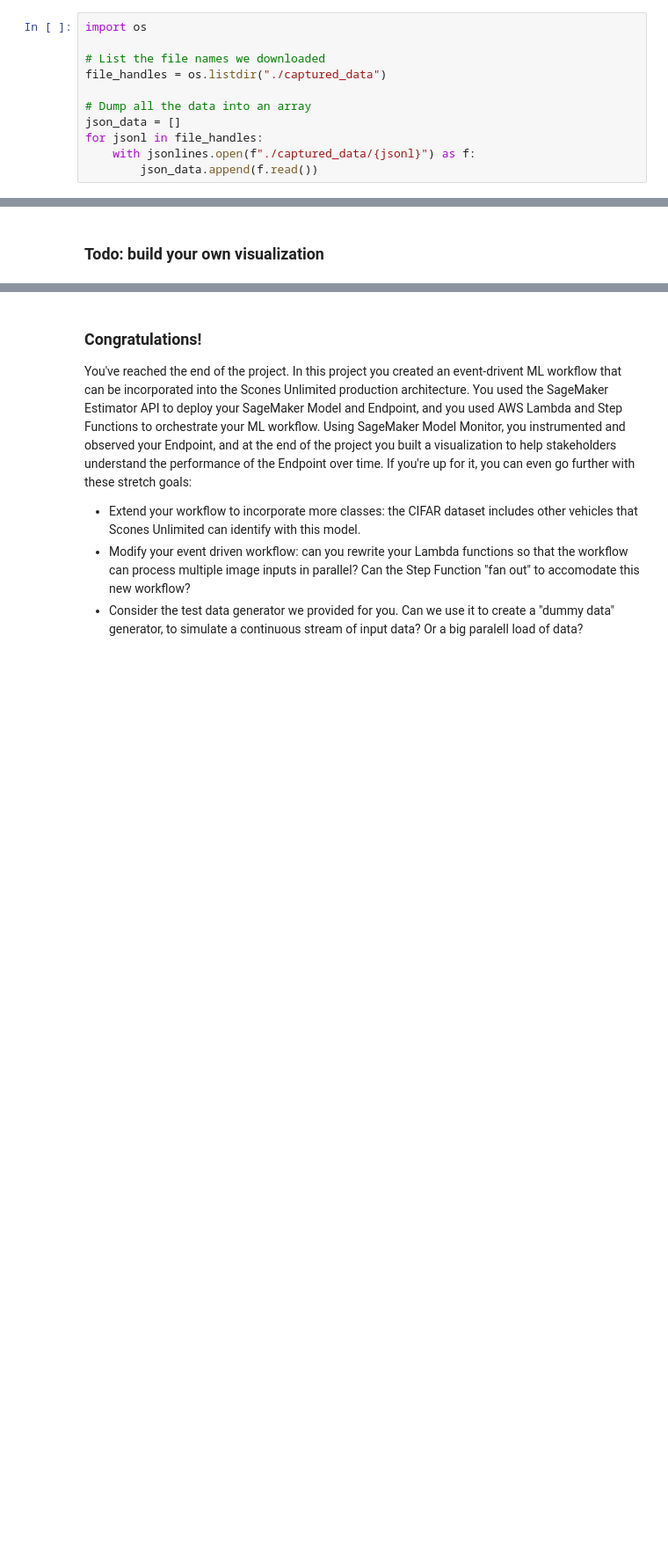
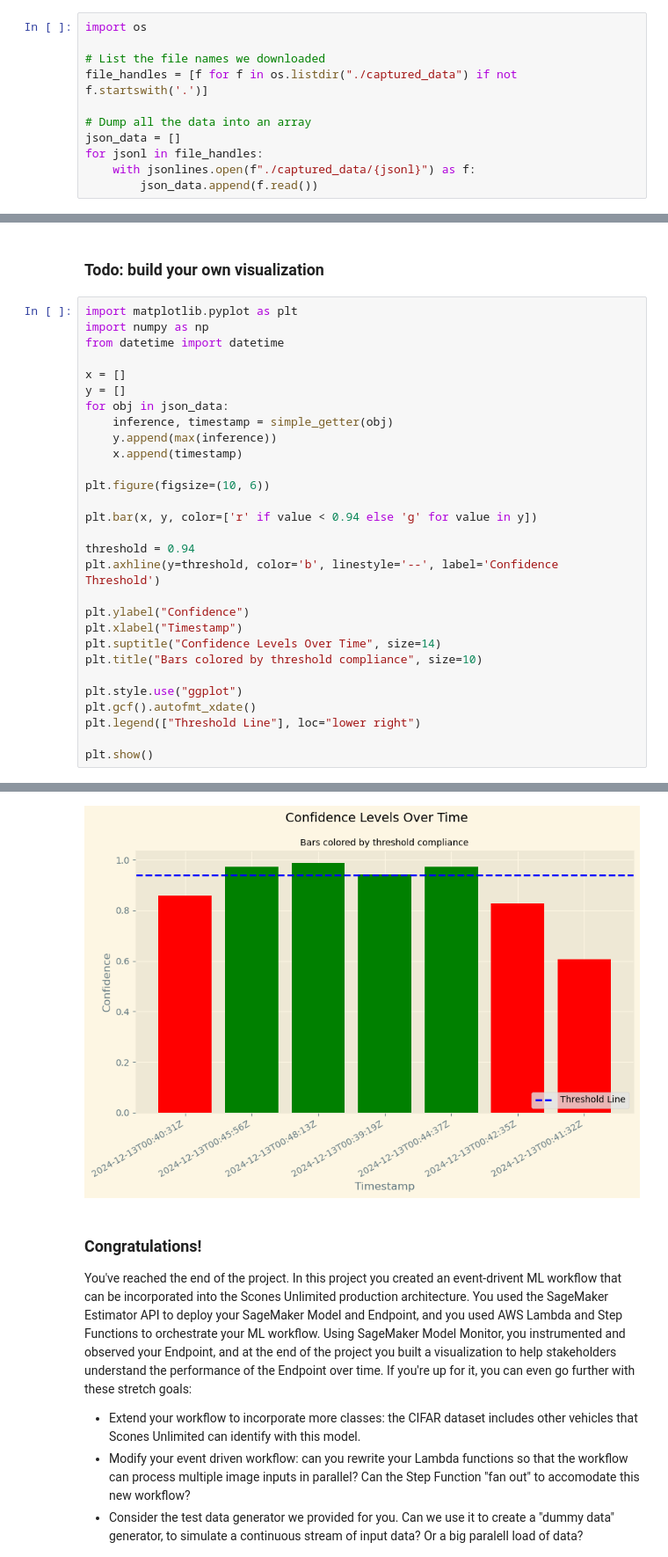
Before and after one commit to wanghongran2023/AWS_model_traing_deploy, a Jupyter notebook: starter.ipynb, the cells around one changed output, grey strips where cells are left out. Shown: that part at 88% size. Drawn from its saved outputs; the diff is of its cells as text; blank space fills up the shorter version.

```diff
--- a/starter.ipynb
+++ b/starter.ipynb
@@ -602,7 +720,7 @@ Now we can extract the data from each of the source files:
 import os
 
 # List the file names we downloaded
-file_handles = os.listdir("./captured_data")
+file_handles = [f for f in os.listdir("./captured_data") if not f.startswith('.')]
 
 # Dump all the data into an array
 json_data = []
@@ -648,2 +775,32 @@ plt.gcf().autofmt_xdate()
 # %% [markdown]
 ### Todo: build your own visualization
+# %%
+import matplotlib.pyplot as plt
+import numpy as np
+from datetime import datetime
+
+x = []
+y = []
+for obj in json_data:
+    inference, timestamp = simple_getter(obj)
+    y.append(max(inference))
+    x.append(timestamp)
+
+plt.figure(figsize=(10, 6))
+
+plt.bar(x, y, color=['r' if value < 0.94 else 'g' for value in y])
+
+threshold = 0.94
+plt.axhline(y=threshold, color='b', linestyle='--', label='Confidence Threshold')
+
+plt.ylabel("Confidence")
+plt.xlabel("Timestamp")
+plt.suptitle("Confidence Levels Over Time", size=14)
+plt.title("Bars colored by threshold compliance", size=10)
+
+plt.style.use("ggplot")
+plt.gcf().autofmt_xdate()
+plt.legend(["Threshold Line"], loc="lower right")
+
+plt.show()
+# %% [output]
@@ -650,3 +813,4 @@ plt.gcf().autofmt_xdate()
+[figure, added]
 # %% [markdown]
 ### Congratulations!
 
```
Also changed, not shown: parts of 24 cells of this notebook, 2 other files.
